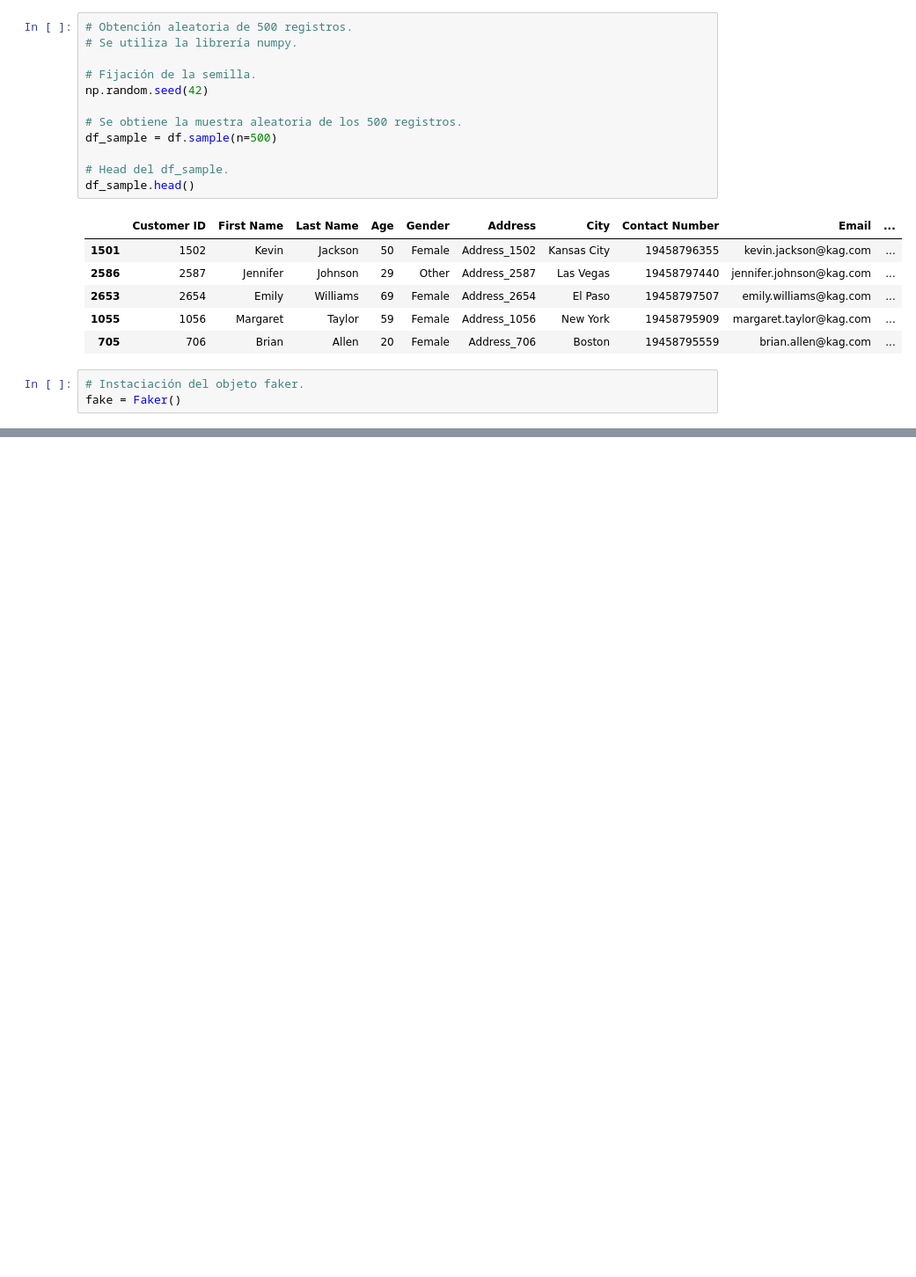
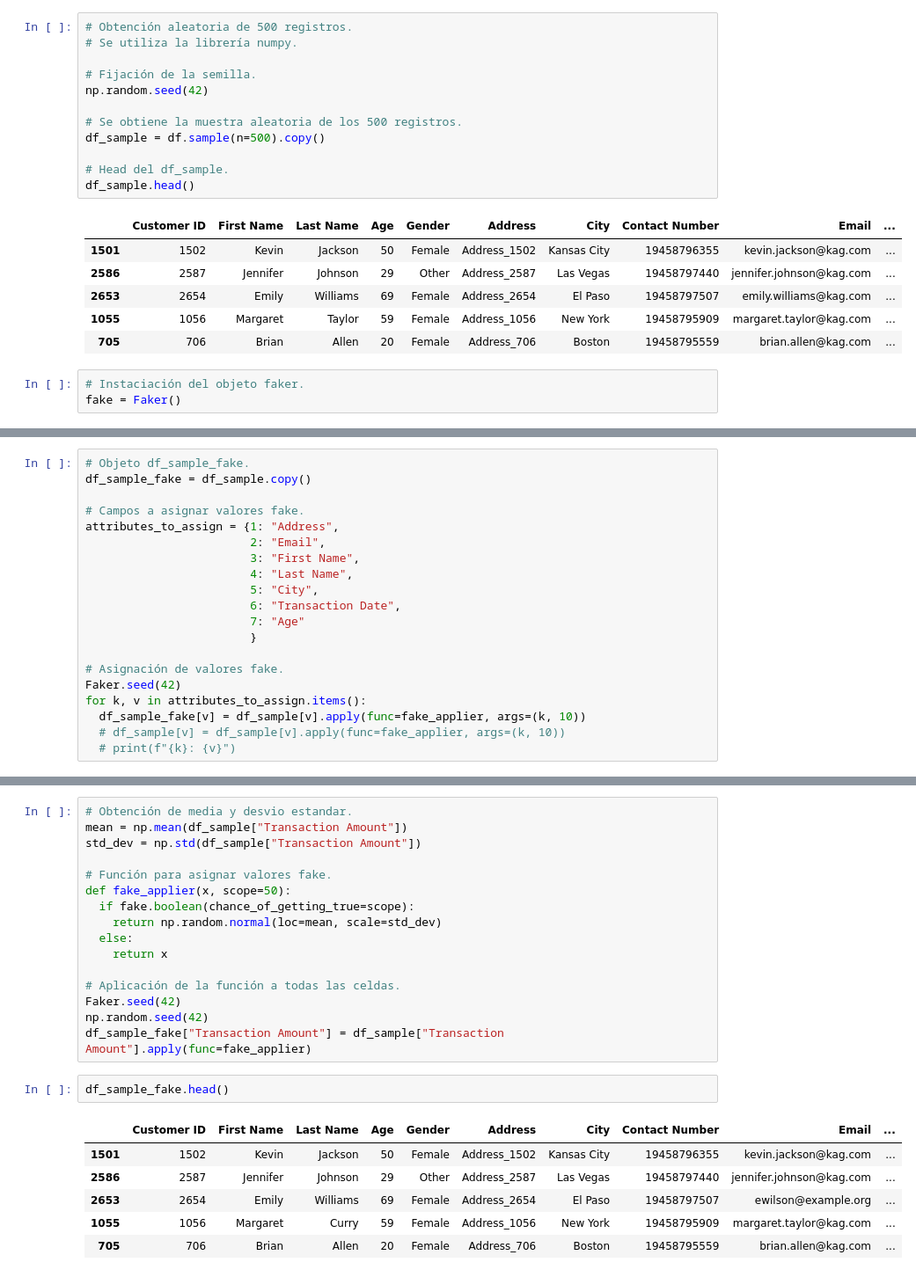
Before and after one commit to albertofalco/ENAP, a Jupyter notebook: 2025_01/preparation_tasks/main.ipynb, the cells around one changed output, grey strips where cells are left out. Shown at 88% size. Saved outputs shown, nothing was run; the diff lists cells and outputs as text; blank space fills up the shorter version.

```diff
--- a/2025_01/preparation_tasks/main.ipynb
+++ b/2025_01/preparation_tasks/main.ipynb
@@ -78,7 +78,7 @@ df.shape
 np.random.seed(42)
 
 # Se obtiene la muestra aleatoria de los 500 registros.
-df_sample = df.sample(n=500)
+df_sample = df.sample(n=500).copy()
 
 # Head del df_sample.
 df_sample.head()
@@ -332,0 +112,20 @@ dtype: float64
+# %%
+# Objeto df_sample_fake.
+df_sample_fake = df_sample.copy()
+
+# Campos a asignar valores fake.
+attributes_to_assign = {1: "Address",
+                        2: "Email",
+                        3: "First Name",
+                        4: "Last Name",
+                        5: "City",
+                        6: "Transaction Date",
+                        7: "Age"
+                        }
+
+# Asignación de valores fake.
+Faker.seed(42)
+for k, v in attributes_to_assign.items():
+  df_sample_fake[v] = df_sample[v].apply(func=fake_applier, args=(k, 10))
+  # df_sample[v] = df_sample[v].apply(func=fake_applier, args=(k, 10))
+  # print(f"{k}: {v}")
@@ -332,0 +154,25 @@ dtype: float64
+# %%
+# Obtención de media y desvio estandar.
+mean = np.mean(df_sample["Transaction Amount"])
+std_dev = np.std(df_sample["Transaction Amount"])
+
+# Función para asignar valores fake.
+def fake_applier(x, scope=50):
+  if fake.boolean(chance_of_getting_true=scope):
+    return np.random.normal(loc=mean, scale=std_dev)
+  else:
+    return x
+
+# Aplicación de la función a todas las celdas.
+Faker.seed(42)
+np.random.seed(42)
+df_sample_fake["Transaction Amount"] = df_sample["Transaction Amount"].apply(func=fake_applier)
+# %%
+df_sample_fake.head()
+# %% [output]
+|  | Customer ID | First Name | Last Name | Age | Gender | Address | City | Contact Number | Email | ... |
+| 1501 | 1502 | Kevin | Jackson | 50 | Female | Address_1502 | Kansas City | 19458796355 | kevin.jackson@kag.com | ... |
+| 2586 | 2587 | Jennifer | Johnson | 29 | Other | Address_2587 | Las Vegas | 19458797440 | jennifer.johnson@kag.com | ... |
+| 2653 | 2654 | Emily | Williams | 69 | Female | Address_2654 | El Paso | 19458797507 | ewilson@example.org | ... |
+| 1055 | 1056 | Margaret | Curry | 59 | Female | Address_1056 | New York | 19458795909 | margaret.taylor@kag.com | ... |
+| 705 | 706 | Brian | Allen | 20 | Female | Address_706 | Boston | 19458795559 | brian.allen@kag.com | ... |
```
Also changed, not shown: parts of 12 cells of this notebook.
